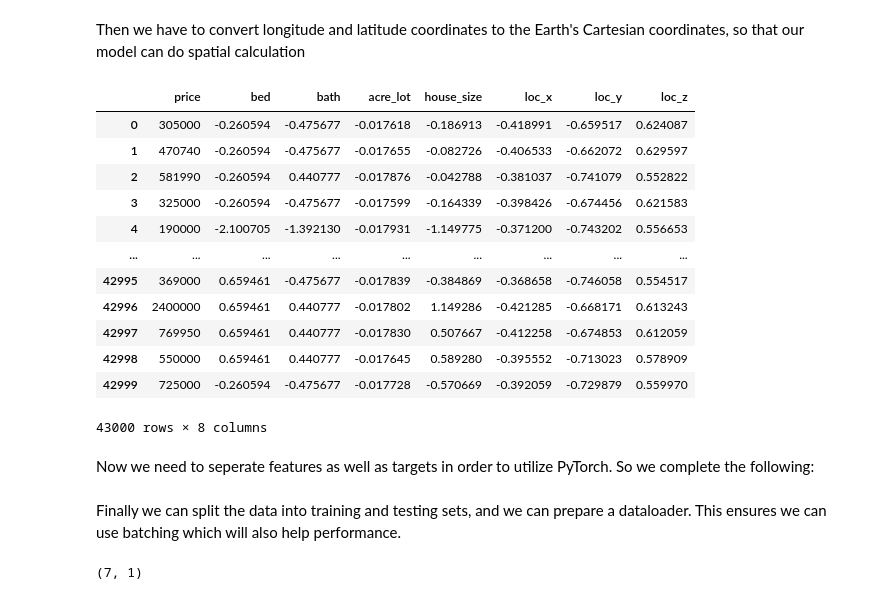
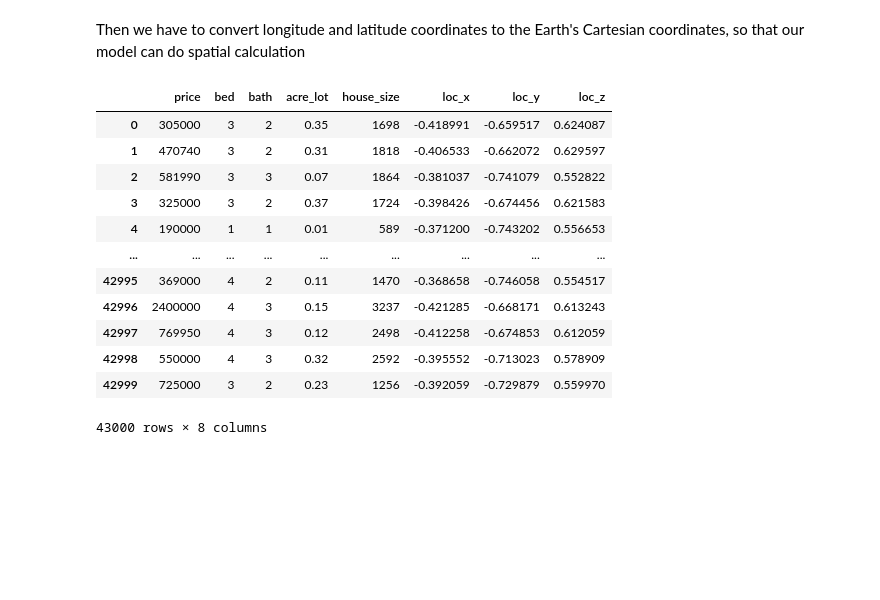
Before and after one commit to sandeepv6/house-prediction-tool, a Jupyter notebook: model/my_model.ipynb, the cells around one changed output. Drawn from its saved outputs; the diff is of its cells as text; code cells hidden in the pictures; blank space fills up the shorter version.

```diff
--- a/model/my_model.ipynb
+++ b/model/my_model.ipynb
@@ -330,0 +299,3 @@ df_single_state_sample_longlat.to_csv('datasets/realtordataUS_cleaned_california
+# %%
+df_sample_longlat = pd.read_csv('datasets/realtordataUS_cleaned_california_sample_longlat.csv', encoding='UTF-8')
+df_sample_longlat
@@ -331,33 +316,35 @@ df_single_state_sample_longlat.to_csv('datasets/realtordataUS_cleaned_california
 # %% [markdown]
 Then we have to convert longitude and latitude coordinates to the Earth's Cartesian coordinates, so that our model can do spatial calculation
 # %%
-df_single_state_sample_cartesian = df_single_state_sample_longlat[:]
+def get_cartesian_coordinates(df):
+    df_cartesian = df[:]
 
-# Convert latitude and longitude to radians
-df_single_state_sample_cartesian['loc_lat_rad'] = np.radians(df_single_state_sample_cartesian['loc_lat'])
-df_single_state_sample_cartesian['loc_long_rad'] = np.radians(df_single_state_sample_cartesian['loc_long'])
+    # Convert latitude and longitude to radians
+    df_cartesian['loc_lat_rad'] = np.radians(df_cartesian['loc_lat'])
+    df_cartesian['loc_long_rad'] = np.radians(df_cartesian['loc_long'])
 
-# Calculate Cartesian coordinates
-df_single_state_sample_cartesian['loc_x'] = np.cos(df_single_state_sample_cartesian['loc_lat_rad']) * np.cos(df_single_state_sample_cartesian['loc_long_rad'])
-df_single_state_sample_cartesian['loc_y'] = np.cos(df_single_state_sample_cartesian['loc_lat_rad']) * np.sin(df_single_state_sample_cartesian['loc_long_rad'])
-df_single_state_sample_cartesian['loc_z'] = np.sin(df_single_state_sample_cartesian['loc_lat_rad'])
+    # Calculate Cartesian coordinates
+    df_cartesian['loc_x'] = np.cos(df_cartesian['loc_lat_rad']) * np.cos(df_cartesian['loc_long_rad'])
+    df_cartesian['loc_y'] = np.cos(df_cartesian['loc_lat_rad']) * np.sin(df_cartesian['loc_long_rad'])
+    df_cartesian['loc_z'] = np.sin(df_cartesian['loc_lat_rad'])
 
-# Now we can remove all categorical columns and intermediate math columns
-df_single_state_sample_processed = df_single_state_sample_cartesian.drop(columns=['city', 'state', 'zip_code', 'location', 'loc_lat', 'loc_long', 'loc_lat_rad', 'loc_long_rad'])
-df_single_state_sample_processed # The Cartesian data is already normalized
+    # Now we can remove all categorical columns and intermediate math columns
+    df_out = df_cartesian.drop(columns=['city', 'state', 'zip_code', 'location', 'loc_lat', 'loc_long', 'loc_lat_rad', 'loc_long_rad'])
+    return df_out # The Cartesian data is already normalized
+
+df_sample_cartesian = get_cartesian_coordinates(df_sample_longlat)[:]
+df_sample_cartesian
 # %% [output]
 |  | price | bed | bath | acre_lot | house_size | loc_x | loc_y | loc_z |
-| 0 | 305000 | -0.260594 | -0.475677 | -0.017618 | -0.186913 | -0.418991 | -0.659517 | 0.624087 |
-| 1 | 470740 | -0.260594 | -0.475677 | -0.017655 | -0.082726 | -0.406533 | -0.662072 | 0.629597 |
-| 2 | 581990 | -0.260594 | 0.440777 | -0.017876 | -0.042788 | -0.381037 | -0.741079 | 0.552822 |
-| 3 | 325000 | -0.260594 | -0.475677 | -0.017599 | -0.164339 | -0.398426 | -0.674456 | 0.621583 |
-| 4 | 190000 | -2.100705 | -1.392130 | -0.017931 | -1.149775 | -0.371200 | -0.743202 | 0.556653 |
+| 0 | 305000 | 3 | 2 | 0.35 | 1698 | -0.418991 | -0.659517 | 0.624087 |
+| 1 | 470740 | 3 | 2 | 0.31 | 1818 | -0.406533 | -0.662072 | 0.629597 |
+| 2 | 581990 | 3 | 3 | 0.07 | 1864 | -0.381037 | -0.741079 | 0.552822 |
+| 3 | 325000 | 3 | 2 | 0.37 | 1724 | -0.398426 | -0.674456 | 0.621583 |
+| 4 | 190000 | 1 | 1 | 0.01 | 589 | -0.371200 | -0.743202 | 0.556653 |
 | ... | ... | ... | ... | ... | ... | ... | ... | ... |
-| 42995 | 369000 | 0.659461 | -0.475677 | -0.017839 | -0.384869 | -0.368658 | -0.746058 | 0.554517 |
-| 42996 | 2400000 | 0.659461 | 0.440777 | -0.017802 | 1.149286 | -0.421285 | -0.668171 | 0.613243 |
-| 42997 | 769950 | 0.659461 | 0.440777 | -0.017830 | 0.507667 | -0.412258 | -0.674853 | 0.612059 |
-| 42998 | 550000 | 0.659461 | 0.440777 | -0.017645 | 0.589280 | -0.395552 | -0.713023 | 0.578909 |
-| 42999 | 725000 | -0.260594 | -0.475677 | -0.017728 | -0.570669 | -0.392059 | -0.729879 | 0.559970 |
+| 42995 | 369000 | 4 | 2 | 0.11 | 1470 | -0.368658 | -0.746058 | 0.554517 |
+| 42996 | 2400000 | 4 | 3 | 0.15 | 3237 | -0.421285 | -0.668171 | 0.613243 |
+| 42997 | 769950 | 4 | 3 | 0.12 | 2498 | -0.412258 | -0.674853 | 0.612059 |
+| 42998 | 550000 | 4 | 3 | 0.32 | 2592 | -0.395552 | -0.713023 | 0.578909 |
+| 42999 | 725000 | 3 | 2 | 0.23 | 1256 | -0.392059 | -0.729879 | 0.559970 |
 43000 rows × 8 columns
-# %% [markdown]
-Now we need to seperate features as well as targets in order to utilize PyTorch. So we complete the following:
@@ -375,14 +350,0 @@ dataset = TensorDataset(X_tensor, y_tensor)
-# %% [markdown]
-Finally we can split the data into training and testing sets, and we can prepare a dataloader. This ensures we can use batching which will also help performance.
-# %%
-# Split into training and testing sets
-train_size = int(0.8 * len(dataset))
-test_size = len(dataset) - train_size
-train_dataset, test_dataset = random_split(dataset, [train_size, test_size])
-
-# Get input and output dimensions
-in_dims = len(X.columns)
-out_dims = 1 # Price
-in_dims, out_dims
-# %% [output]
-(7, 1)
```
Also changed, not shown: parts of 29 cells of this notebook, 3 other files.
